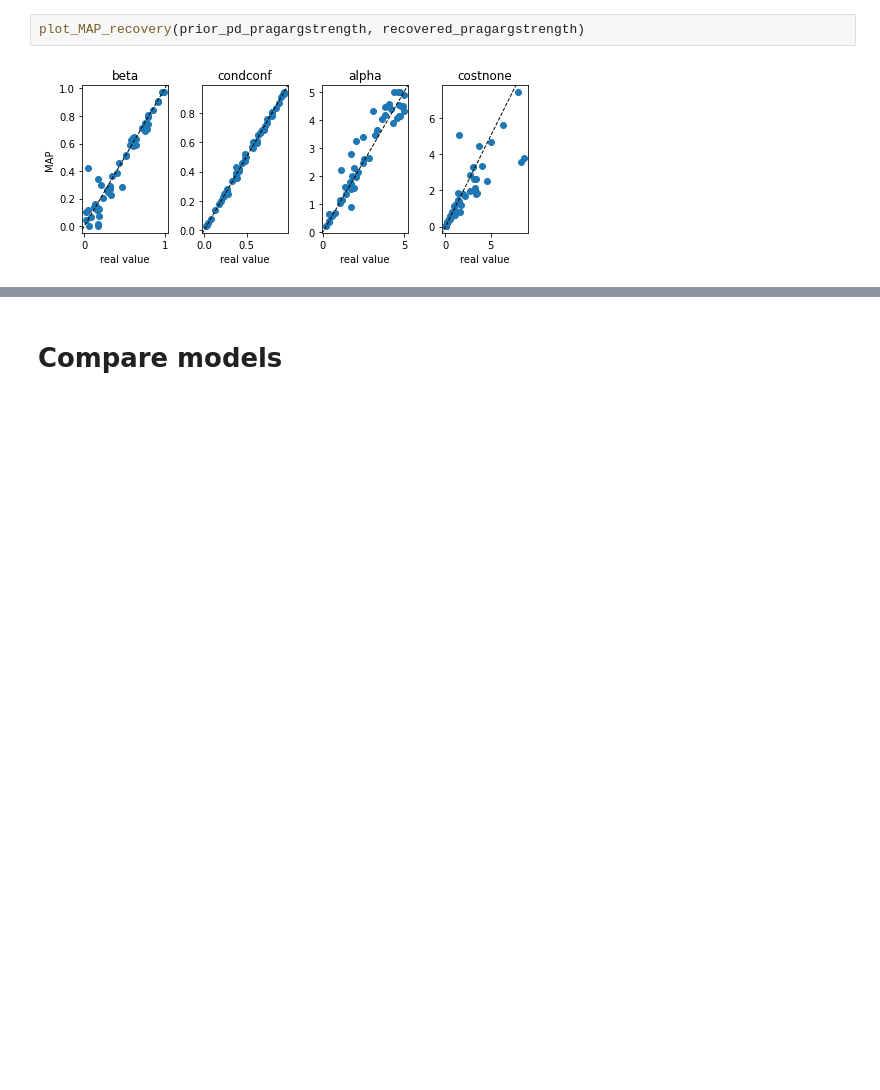
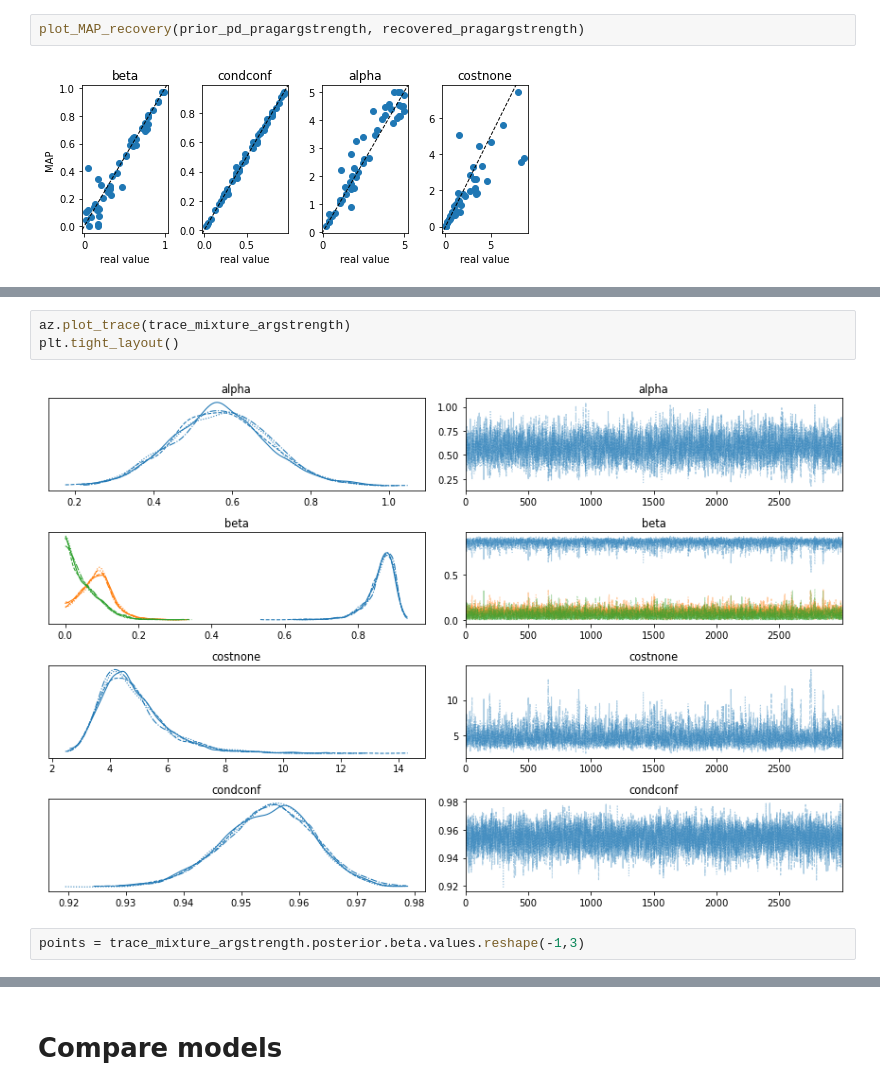
Before and after one commit to HeningWang/argumentative_language, a Jupyter notebook: explorative.ipynb, the cells around one changed output, grey strips where cells are left out. Drawn from its saved outputs; the diff is of its cells as text; blank space fills up the shorter version.

Commit message:
Update explorative.ipynb
Add approximate Bayes factors for all models, add model with mixture of literal and pragmatic strength.

```diff
--- a/explorative.ipynb
+++ b/explorative.ipynb
@@ -2532,0 +2941,7 @@ plot_MAP_recovery(prior_pd_pragargstrength, recovered_pragargstrength)
+# %%
+az.plot_trace(trace_mixture_argstrength)
+plt.tight_layout()
+# %% [output]
+[figure, added]
+# %%
+points = trace_mixture_argstrength.posterior.beta.values.reshape(-1,3)
```
Also changed, not shown: parts of 87 cells of this notebook.
